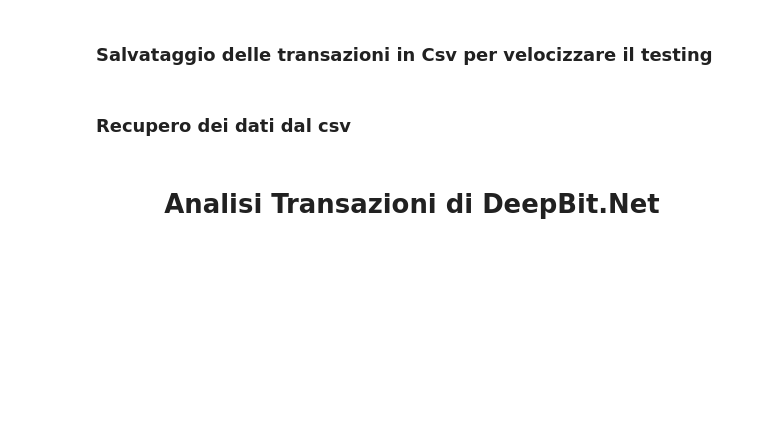
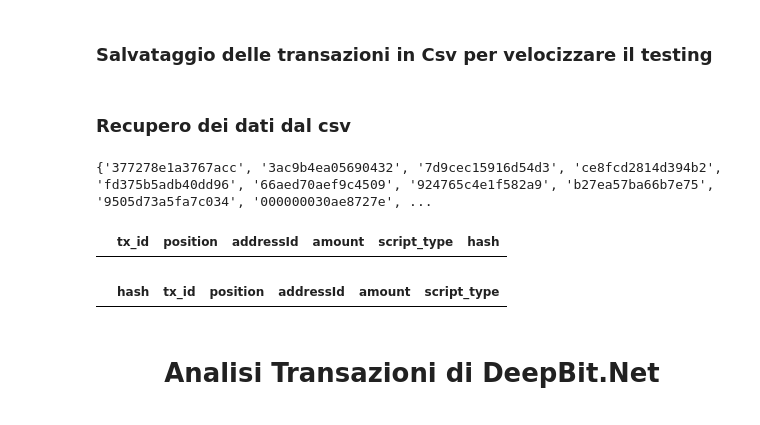
Before and after one commit to TaleWind28/Magician, a Jupyter notebook: Magician.ipynb, the cells around one changed output. Cells and saved outputs as stored; diff of their text form; code cells hidden in the pictures; blank space fills up the shorter version.

```diff
--- a/Magician.ipynb
+++ b/Magician.ipynb
@@ -285,7 +400,24 @@ doc_df.to_csv("diceoncrack.csv", index=True, encoding="utf-8")
 # %% [markdown]
 ### Recupero dei dati dal csv
 # %%
-dice_df = pd.read_csv('diceoncrack.csv',index_col="inputs/outputs")
+dice_df = pd.read_csv('diceoncrack.csv',index_col="hash")
+dice_set = set(dice_df.index.to_list())
+print(dice_set)
+
+# display(merged_outputs)
+
+dice_outputs = merged_outputs[merged_outputs["hash"] == "148hw7FzSVABsvdsfZFER2xhgAUVdtri7s"]
+display(dice_outputs)
+# %% [output]
+{'377278e1a3767acc', '3ac9b4ea05690432', '7d9cec15916d54d3', 'ce8fcd2814d394b2', 'fd375b5adb40dd96', '66aed70aef9c4509', '924765c4e1f582a9', 'b27ea57ba66b7e75', '9505d73a5fa7c034', '000000030ae8727e', ...
+|  | tx_id | position | addressId | amount | script_type | hash |
+# %%
+dice_addesses_df = pd.merge(dice_df,merged_outputs,on="hash",how="inner")
+#00cf1613d74c513e
+#1A1zP1eP5QGefi2DMPTfTL5SLmv7DivfNa
+display(dice_addesses_df)
+# %% [output]
+|  | hash | tx_id | position | addressId | amount | script_type |
 # %% [markdown]
 <center>
 
```
Also changed, not shown: parts of 9 cells of this notebook, 1 other file.
